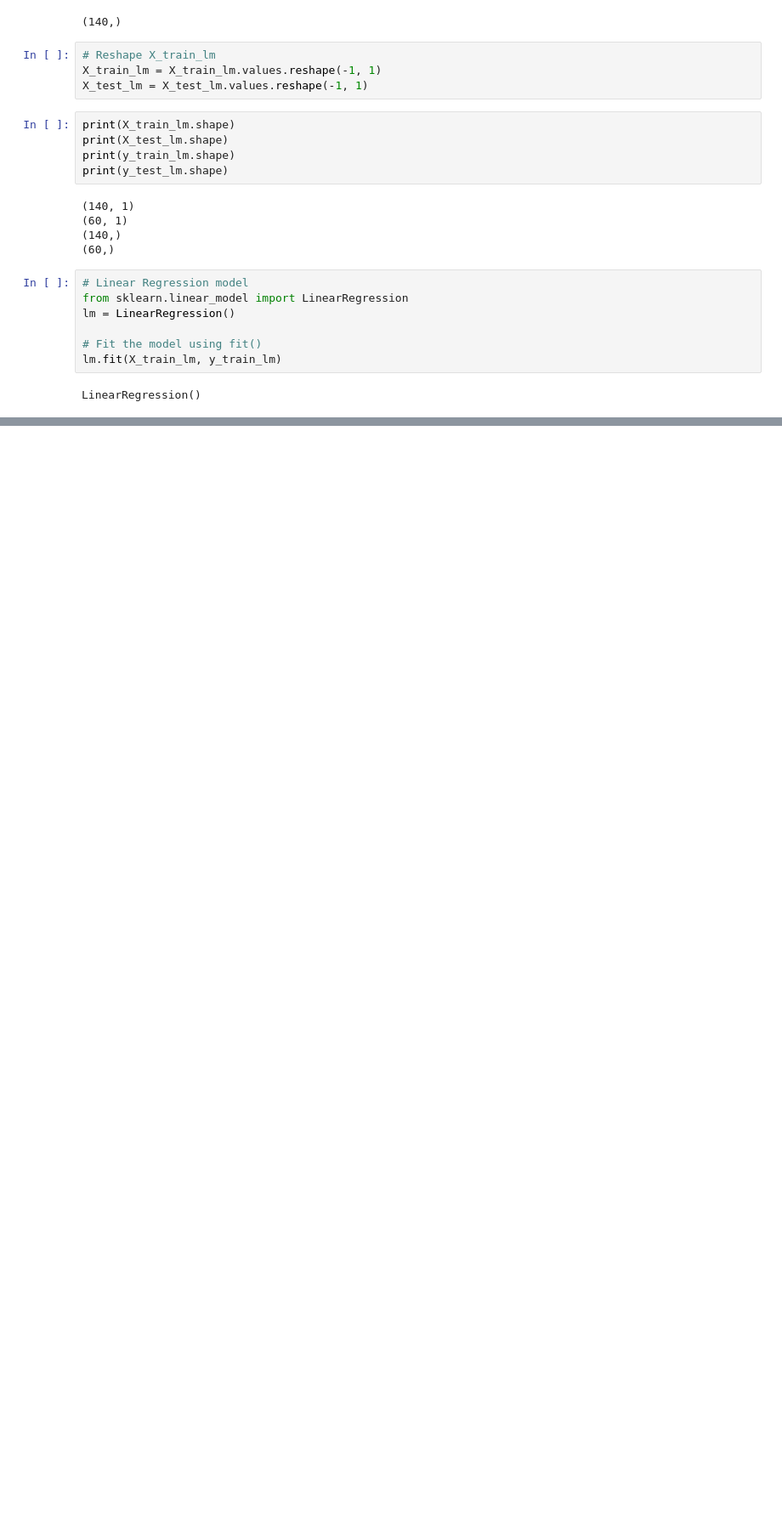
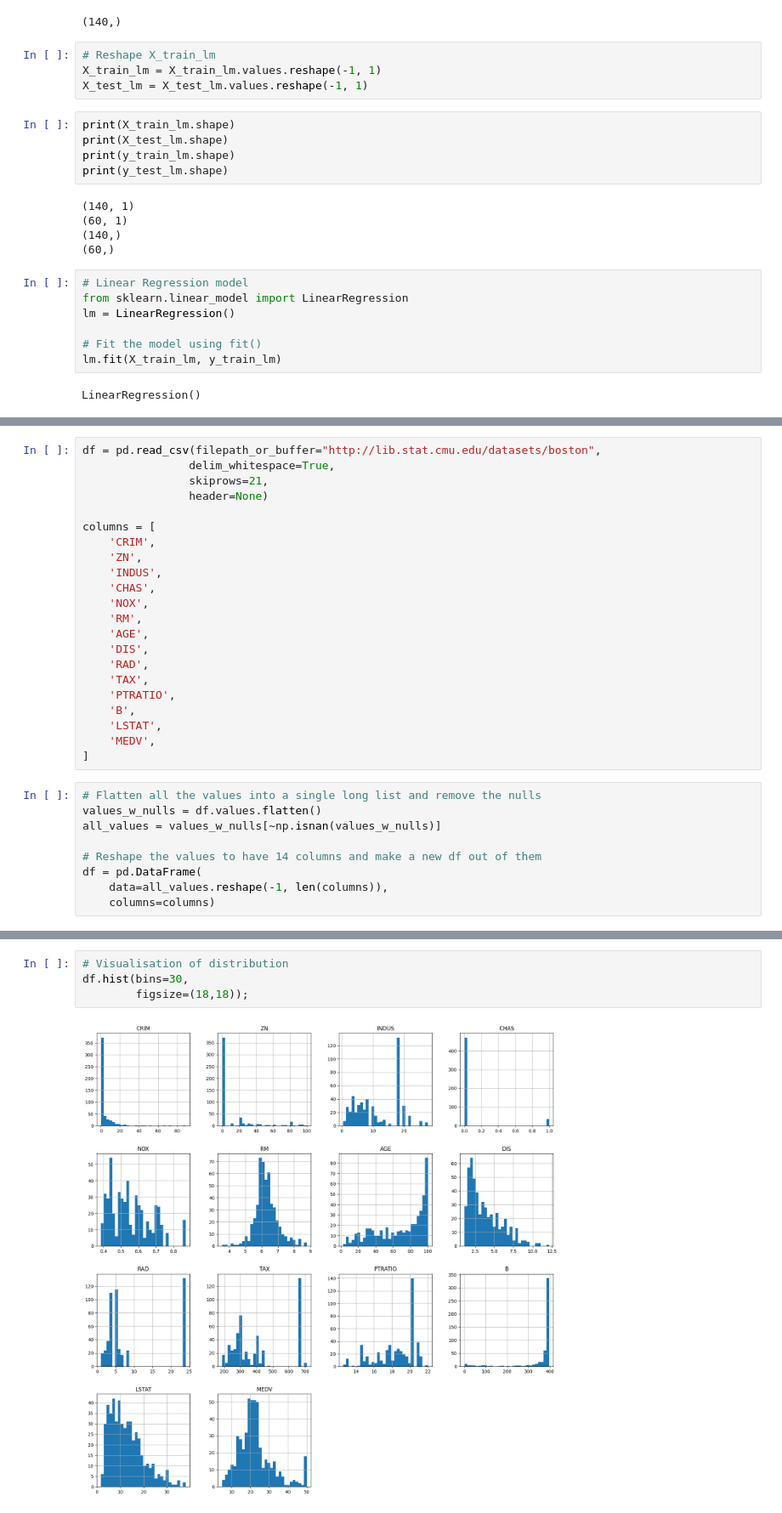
Before and after one commit to pydatakla/Maths, a Jupyter notebook: Notebooks/LinearRegression.ipynb, the cells around one changed output, grey strips where cells are left out. Shown at 85% size. Drawn from its saved outputs; the diff is of its cells as text; blank space fills up the shorter version.

Commit message:
Boston Housing Data

```diff
--- a/Notebooks/LinearRegression.ipynb
+++ b/Notebooks/LinearRegression.ipynb
@@ -1186,0 +1204,31 @@ print(
+# %%
+df = pd.read_csv(filepath_or_buffer="http://lib.stat.cmu.edu/datasets/boston",
+                delim_whitespace=True,
+                skiprows=21,
+                header=None)
+
+columns = [
+    'CRIM',
+    'ZN',
+    'INDUS',
+    'CHAS',
+    'NOX',
+    'RM',
+    'AGE',
+    'DIS',
+    'RAD',
+    'TAX',
+    'PTRATIO',
+    'B',
+    'LSTAT',
+    'MEDV',
+]
+# %%
+# Flatten all the values into a single long list and remove the nulls
+values_w_nulls = df.values.flatten()
+all_values = values_w_nulls[~np.isnan(values_w_nulls)]
+
+# Reshape the values to have 14 columns and make a new df out of them
+df = pd.DataFrame(
+    data=all_values.reshape(-1, len(columns)),
+    columns=columns)
@@ -1186,0 +1311,6 @@ print(
+# %%
+# Visualisation of distribution
+df.hist(bins=30,
+        figsize=(18,18));
+# %% [output]
+[figure, added]
```
Also changed, not shown: parts of 16 cells of this notebook.
